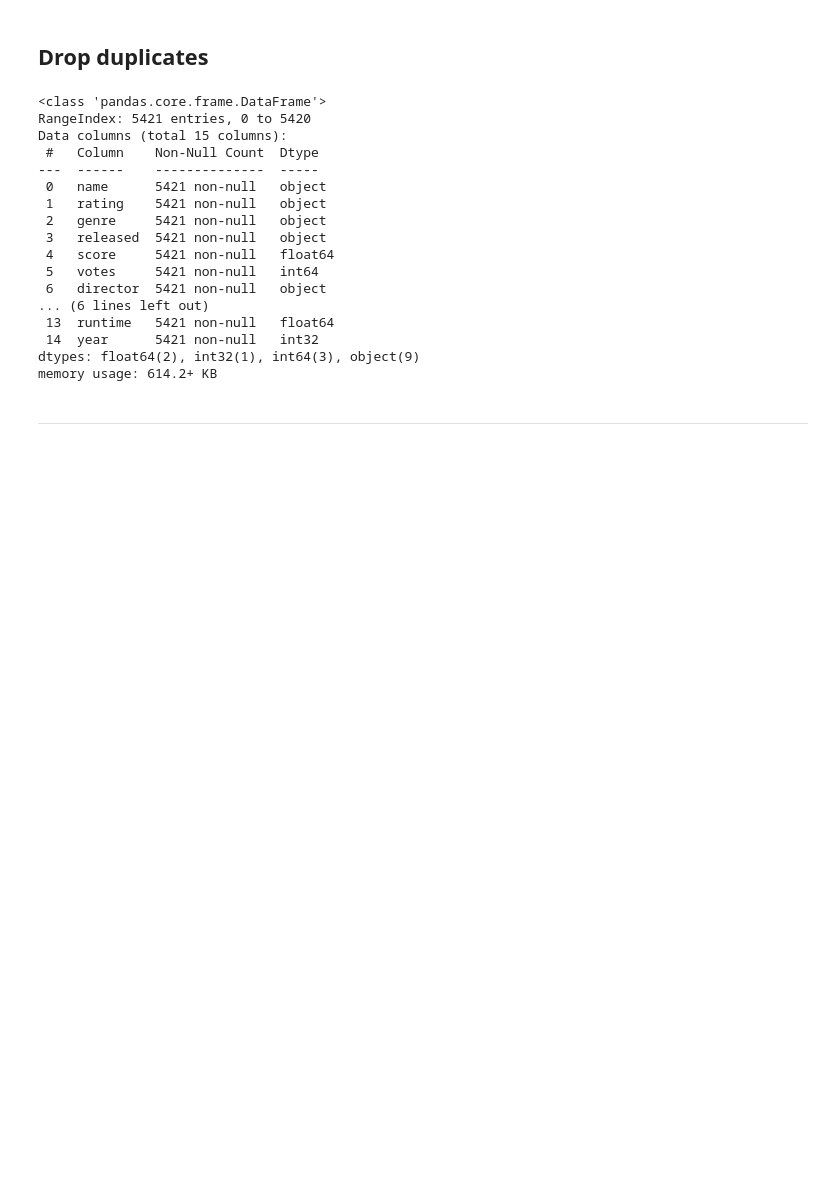
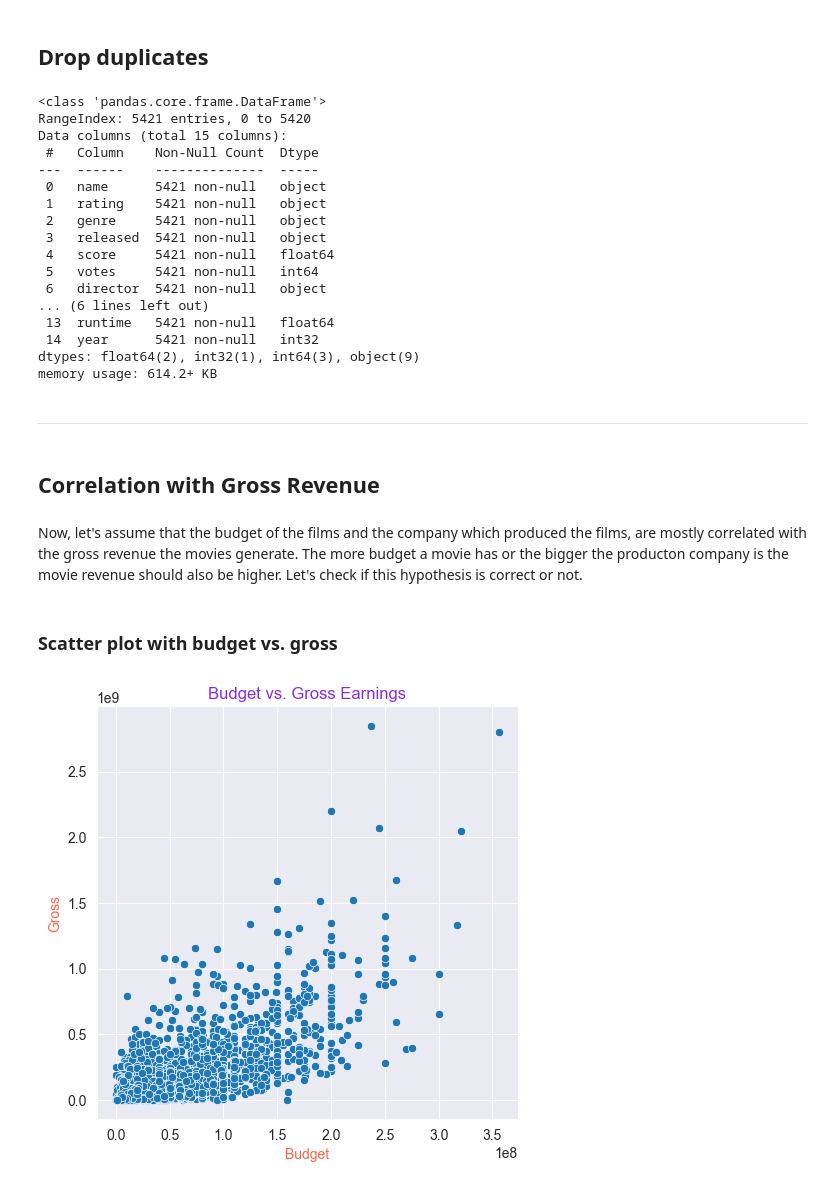
Before and after one commit to ishtiakrongon/PythonProject1-Correlation_in_Python, a Jupyter notebook: correlation_in_python.ipynb, the cells around one changed output. Cells and saved outputs as stored; diff of their text form; code cells hidden in the pictures; blank space fills up the shorter version.

Commit message:
scatter plot

```diff
--- a/correlation_in_python.ipynb
+++ b/correlation_in_python.ipynb
@@ -176,3 +176,25 @@ dtypes: float64(2), int32(1), int64(3), object(9)
 memory usage: 614.2+ KB
 # %% [markdown]
 ---
+# %% [markdown]
+## Correlation with Gross Revenue
+# %% [markdown]
+Now, let's assume that the budget of the films and the company which produced the films, are mostly correlated with the gross revenue the movies generate. The more budget a movie has or the bigger the producton company is the movie revenue should also be higher. Let's check if this hypothesis is correct or not.
+# %% [markdown]
+### Scatter plot with budget vs. gross
+# %%
+sns.set_style('darkgrid')
+sns.relplot(
+    x = 'budget',
+    y = 'gross',
+    data = movies_new,
+    kind = 'scatter',
+)
+
+plt.title('Budget vs. Gross Earnings', color = 'blueviolet')
+plt.xlabel('Budget', color = 'tomato')
+plt.ylabel('Gross', color = 'tomato')
+
+plt.show()
+# %% [output]
+[figure, added]
```
